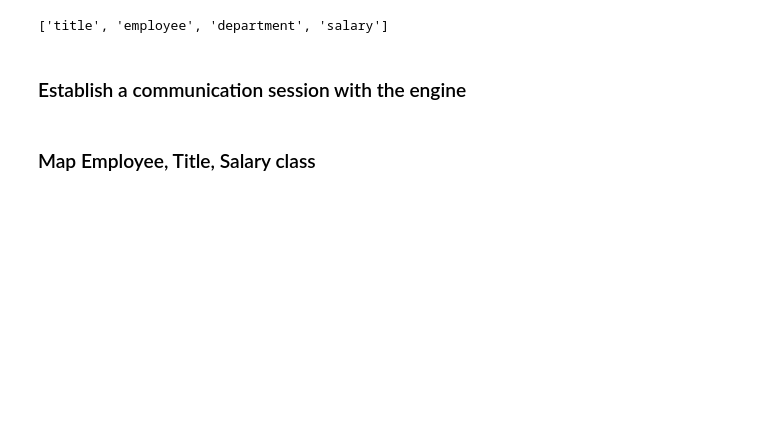
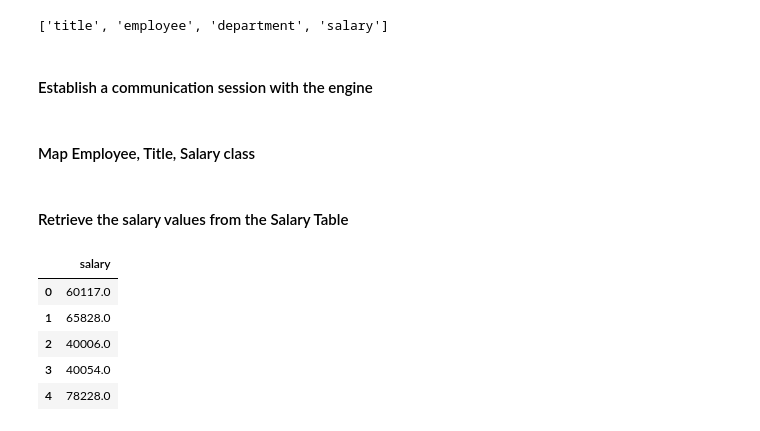
Before and after one commit to bradhika80/sql-challenge, a Jupyter notebook: EmployeeSQL/Employee_Bonus.ipynb, the cells around one changed output. Saved outputs shown, nothing was run; the diff lists cells and outputs as text; code cells hidden in the pictures; blank space fills up the shorter version.

```diff
--- a/EmployeeSQL/Employee_Bonus.ipynb
+++ b/EmployeeSQL/Employee_Bonus.ipynb
@@ -33,12 +48,25 @@ Base.classes.keys()
 # %% [output]
 ['title', 'employee', 'department', 'salary']
 # %% [markdown]
-### Establish a communication session with the engine
+#### Establish a communication session with the engine
 # %%
 session = Session(bind=engine)
 # %% [markdown]
-### Map Employee, Title, Salary class
+#### Map Employee, Title, Salary class
 # %%
 Employee = Base.classes.employee
 Salary = Base.classes.salary
 Title = Base.classes.title
+# %% [markdown]
+#### Retrieve the salary values from the Salary Table
+# %%
+salaries = pd.read_sql(session.query(Salary.salary).statement, engine)
+
+salaries.head()
+# %% [output]
+|  | salary |
+| 0 | 60117.0 |
+| 1 | 65828.0 |
+| 2 | 40006.0 |
+| 3 | 40054.0 |
+| 4 | 78228.0 |
```
Also changed, not shown: parts of 12 cells of this notebook.
